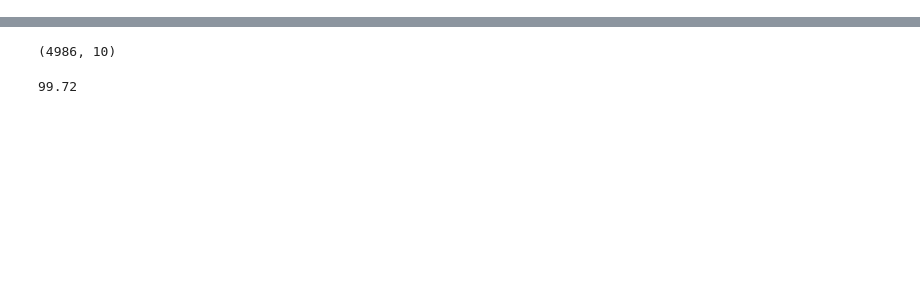
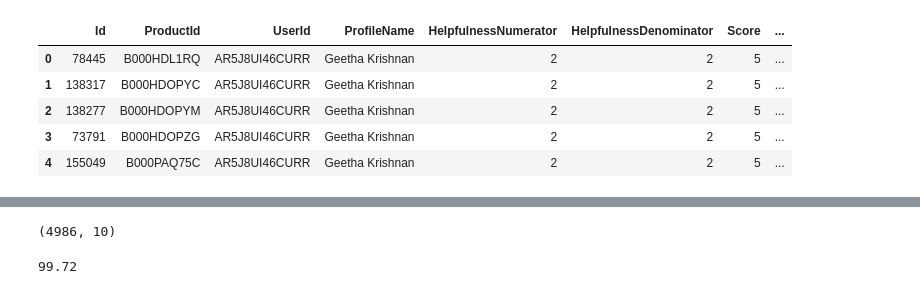
Before and after one commit to manoj-goli/ML_python_rep2-Amazon-review--Text-analysis-NLP, a Jupyter notebook: AMAZON_FOOD_REVIEW text analysis with python and ML concepts.ipynb, the cells around one changed output, grey strips where cells are left out. Drawn from its saved outputs; the diff is of its cells as text; code cells hidden in the pictures; blank space fills up the shorter version.

```diff
--- a/AMAZON_FOOD_REVIEW text analysis with python and ML concepts.ipynb
+++ b/AMAZON_FOOD_REVIEW text analysis with python and ML concepts.ipynb
@@ -106,0 +153,15 @@ display.head()
+# %%
+display= pd.read_sql_query("""
+SELECT *
+FROM Reviews
+WHERE Score != 3 AND UserId="AR5J8UI46CURR"
+ORDER BY ProductID
+""", con)
+display.head()
+# %% [output]
+|  | Id | ProductId | UserId | ProfileName | HelpfulnessNumerator | HelpfulnessDenominator | Score | ... |
+| 0 | 78445 | B000HDL1RQ | AR5J8UI46CURR | Geetha Krishnan | 2 | 2 | 5 | ... |
+| 1 | 138317 | B000HDOPYC | AR5J8UI46CURR | Geetha Krishnan | 2 | 2 | 5 | ... |
+| 2 | 138277 | B000HDOPYM | AR5J8UI46CURR | Geetha Krishnan | 2 | 2 | 5 | ... |
+| 3 | 73791 | B000HDOPZG | AR5J8UI46CURR | Geetha Krishnan | 2 | 2 | 5 | ... |
+| 4 | 155049 | B000PAQ75C | AR5J8UI46CURR | Geetha Krishnan | 2 | 2 | 5 | ... |
```
Also changed, not shown: parts of 47 cells of this notebook.
